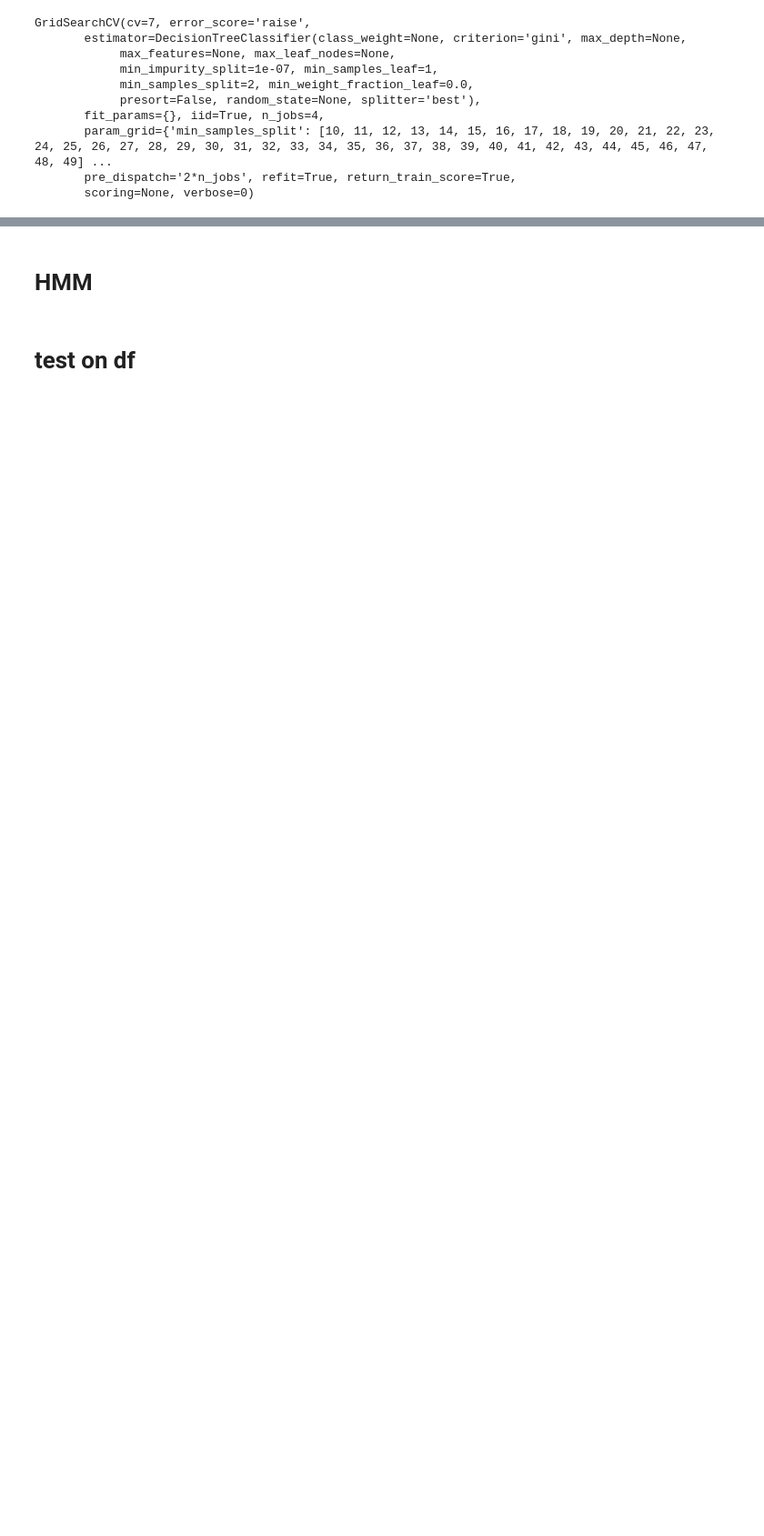
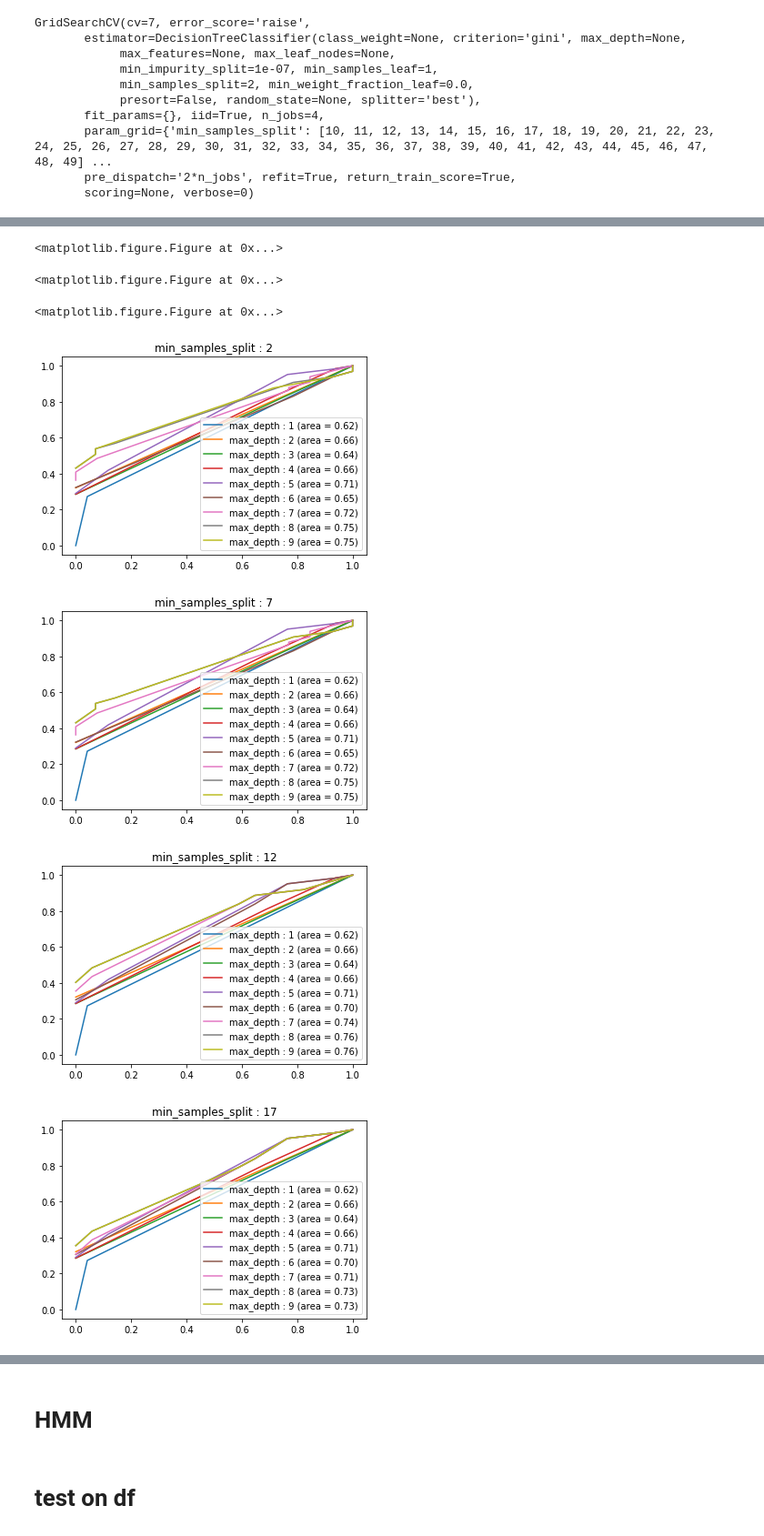
Before and after one commit to pomme-abricot/openwsn-sw, a Jupyter notebook: software/openAnalyzer/TEST_lecture_de_fichier.ipynb, the cells around one changed output, grey strips where cells are left out. Shown at 91% size. Drawn from its saved outputs; the diff is of its cells as text; code cells hidden in the pictures; blank space fills up the shorter version.

```diff
--- a/software/openAnalyzer/TEST_lecture_de_fichier.ipynb
+++ b/software/openAnalyzer/TEST_lecture_de_fichier.ipynb
@@ -339,0 +418,69 @@ print scores.mean()
+# %%
+plt.figure()
+score_min_split = []
+
+for v_min_samples_split in range(2,50,5):
+    plt.figure()
+    print "\n"
+    del score_min_split[:]
+    for v_max_depth in range(1,10):
+
+        dt1 = DecisionTreeClassifier(criterion='entropy', max_depth=v_max_depth, min_samples_split=v_min_samples_split, random_state=99)
+        y_pred = dt1.fit(X_train, y_train).predict(X_test)
+
+        y_prob = dt1.predict_proba(X_test)
+
+        y_min = y_pred.min()
+
+        y_score = np.array( [y_prob[i,p-y_min] for i,p in enumerate(y_pred)] )
+        y_score[:5]
+
+        #On crée les courbes ROC pour chacune des classes
+
+        fpr = dict()
+        tpr = dict()
+        roc_auc = dict()
+        nb_obs = dict()
+
+        for i in dt1.classes_:
+            fpr[i], tpr[i], _ = roc_curve(y_test == i, y_score)
+            roc_auc[i] = auc(fpr[i], tpr[i])
+            nb_obs[i] = (y_test == i).sum()
+
+        roc_auc, nb_obs
+
+
+        #On ajoute une dernière courbe ROC pour savoir si un élément est bien classé ou pas :
+
+        i = "all"
+        fpr[i], tpr[i], _ = roc_curve(y_test == y_pred, y_score)
+        roc_auc[i] = auc(fpr[i], tpr[i])
+        nb_obs[i] = (y_test == y_pred).sum()
+
+        roc_auc, nb_obs
+
+
+
+        for cl in ("all",):
+            plt.plot(fpr[cl], tpr[cl], label='max_depth : %d (area = %0.2f)' % ((v_max_depth) , (roc_auc[cl]) ) )
+        plt.legend()
+        plt.title("min_samples_split : %d" % v_min_samples_split)
+
+        scores = cross_val_score(estimator=dt1, X=X_test, y=y_test, cv=8, n_jobs=4)
+        print "min_samples_split : %d, Max depth : %d, score : %f" % (v_min_samples_split, v_max_depth, scores.mean())
+        score_min_split.append(scores.mean())
+    """
+        fig, axes = plt.subplots(1,2, figsize=(14,5), sharey=True)
+        for cl in (0,1):
+            axes[0].plot(fpr[cl], tpr[cl], label='ROC classe %d (area = %0.2f)' % (cl, roc_auc[cl]))
+        for cl in ("all",):
+            axes[1].plot(fpr[cl], tpr[cl], label='ROC classe (area = %0.2f)' % (roc_auc[cl]))
+        axes[0].legend()
+        axes[1].legend()
+        plt.title("max_depth = %d" % v_max_depth)
+
+    """
+    print "min split : %d,  score moyen : %f" % (v_min_samples_split, reduce(lambda x, y: x + y, score_min_split) / len(score_min_split))
+
+plt.show()
+# %% [output]
@@ -339,0 +508,7 @@ print scores.mean()
+<matplotlib.figure.Figure at 0x...>
+<matplotlib.figure.Figure at 0x...>
+<matplotlib.figure.Figure at 0x...>
+[figure, added]
+[figure, added]
+[figure, added]
+[figure, added]
```
Also changed, not shown: parts of 41 cells of this notebook, 7 other files.
